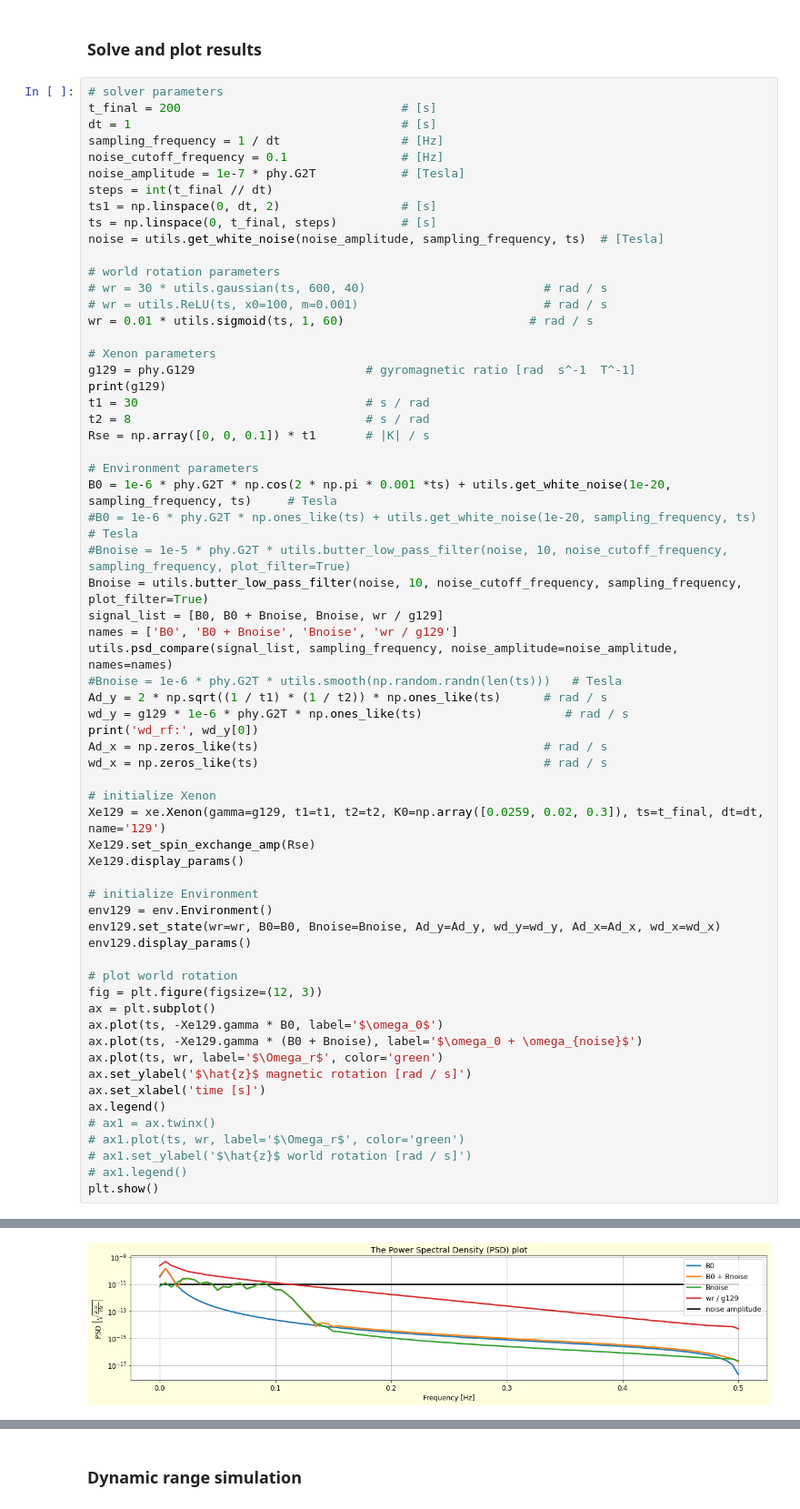
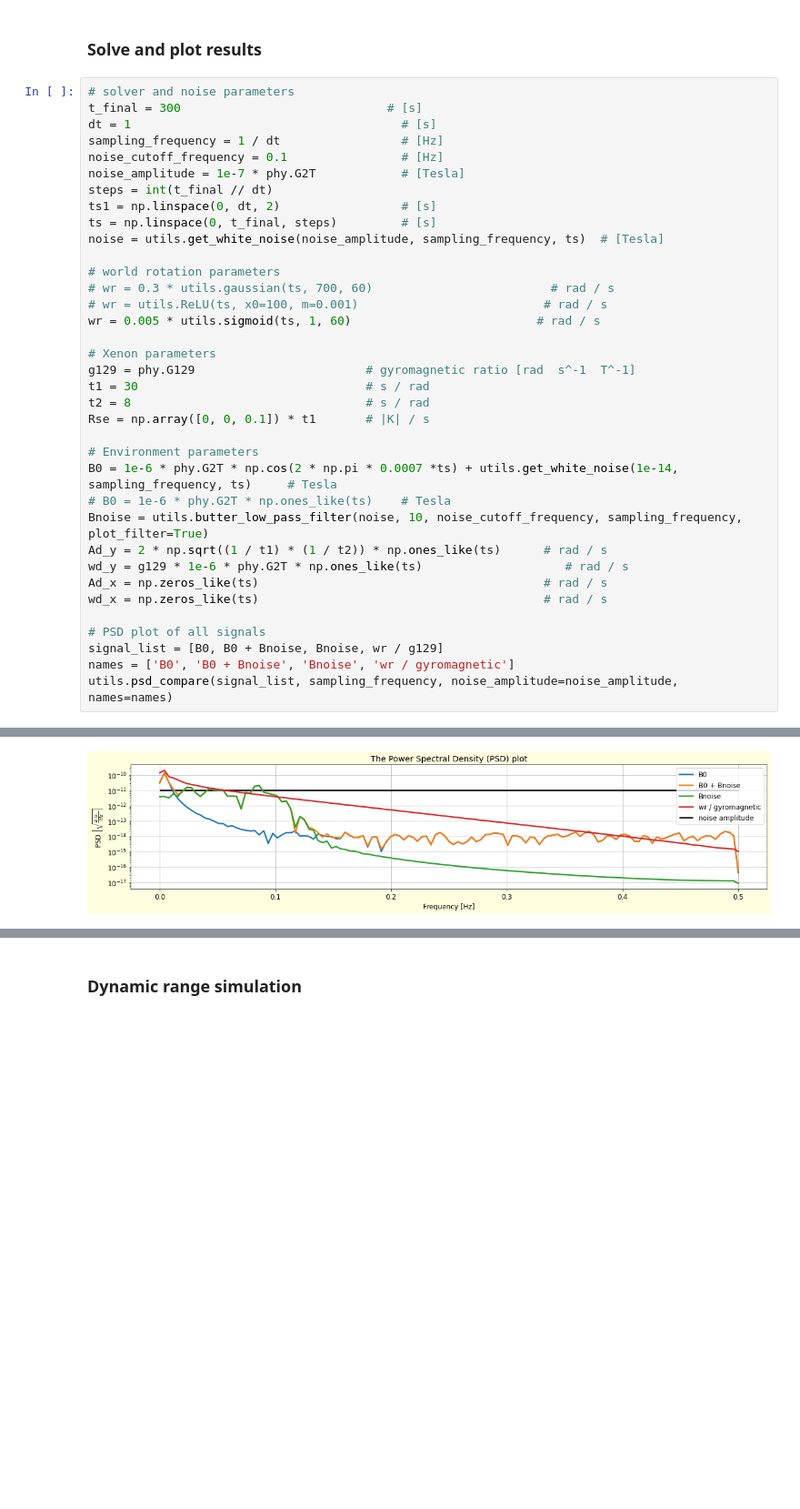
Before and after one commit to RoyElkabetz/NMR-gyroscope, a Jupyter notebook: src/single_specie_experiment.ipynb, the cells around one changed output, grey strips where cells are left out. Shown at 91% size. Drawn from its saved outputs; the diff is of its cells as text; blank space fills up the shorter version.

```diff
--- a/src/single_specie_experiment.ipynb
+++ b/src/single_specie_experiment.ipynb
@@ -248,8 +248,8 @@ In this simulation we generate magnetic noise and ignore the effective magnetic
 # %% [markdown]
 ### Solve and plot results
 # %%
-# solver parameters
-t_final = 200                               # [s]
+# solver and noise parameters
+t_final = 300                             # [s]
 dt = 1                                      # [s]
 sampling_frequency = 1 / dt                 # [Hz]
 noise_cutoff_frequency = 0.1                # [Hz]
@@ -260,54 +260,27 @@ ts = np.linspace(0, t_final, steps)         # [s]
 noise = utils.get_white_noise(noise_amplitude, sampling_frequency, ts)  # [Tesla]
 
 # world rotation parameters
-# wr = 30 * utils.gaussian(ts, 600, 40)                         # rad / s
+# wr = 0.3 * utils.gaussian(ts, 700, 60)                         # rad / s
 # wr = utils.ReLU(ts, x0=100, m=0.001)                          # rad / s
-wr = 0.01 * utils.sigmoid(ts, 1, 60)                          # rad / s
+wr = 0.005 * utils.sigmoid(ts, 1, 60)                          # rad / s
 
 # Xenon parameters
 g129 = phy.G129                        # gyromagnetic ratio [rad  s^-1  T^-1]
-print(g129)
 t1 = 30                                # s / rad
 t2 = 8                                 # s / rad
 Rse = np.array([0, 0, 0.1]) * t1       # |K| / s
 
 # Environment parameters
-B0 = 1e-6 * phy.G2T * np.cos(2 * np.pi * 0.001 *ts) + utils.get_white_noise(1e-20, sampling_frequency, ts)     # Tesla
-#B0 = 1e-6 * phy.G2T * np.ones_like(ts) + utils.get_white_noise(1e-20, sampling_frequency, ts)     # Tesla
-#Bnoise = 1e-5 * phy.G2T * utils.butter_low_pass_filter(noise, 10, noise_cutoff_frequency, sampling_frequency, plot_filter=True)
+B0 = 1e-6 * phy.G2T * np.cos(2 * np.pi * 0.0007 *ts) + utils.get_white_noise(1e-14, sampling_frequency, ts)     # Tesla
+# B0 = 1e-6 * phy.G2T * np.ones_like(ts)    # Tesla
 Bnoise = utils.butter_low_pass_filter(noise, 10, noise_cutoff_frequency, sampling_frequency, plot_filter=True)
-signal_list = [B0, B0 + Bnoise, Bnoise, wr / g129]
-names = ['B0', 'B0 + Bnoise', 'Bnoise', 'wr / g129']
-utils.psd_compare(signal_list, sampling_frequency, noise_amplitude=noise_amplitude, names=names)
-#Bnoise = 1e-6 * phy.G2T * utils.smooth(np.random.randn(len(ts)))   # Tesla
 Ad_y = 2 * np.sqrt((1 / t1) * (1 / t2)) * np.ones_like(ts)      # rad / s
 wd_y = g129 * 1e-6 * phy.G2T * np.ones_like(ts)                    # rad / s
-print('wd_rf:', wd_y[0])
 Ad_x = np.zeros_like(ts)                                        # rad / s
 wd_x = np.zeros_like(ts)                                        # rad / s
 
-# initialize Xenon
-Xe129 = xe.Xenon(gamma=g129, t1=t1, t2=t2, K0=np.array([0.0259, 0.02, 0.3]), ts=t_final, dt=dt, name='129')
-Xe129.set_spin_exchange_amp(Rse)
-Xe129.display_params()
-
-# initialize Environment
-env129 = env.Environment()
-env129.set_state(wr=wr, B0=B0, Bnoise=Bnoise, Ad_y=Ad_y, wd_y=wd_y, Ad_x=Ad_x, wd_x=wd_x)
-env129.display_params()
-
-# plot world rotation
-fig = plt.figure(figsize=(12, 3))
-ax = plt.subplot()
-ax.plot(ts, -Xe129.gamma * B0, label='$\omega_0$')
-ax.plot(ts, -Xe129.gamma * (B0 + Bnoise), label='$\omega_0 + \omega_{noise}$')
-ax.plot(ts, wr, label='$\Omega_r$', color='green')
-ax.set_ylabel('$\hat{z}$ magnetic rotation [rad / s]')
-ax.set_xlabel('time [s]')
-ax.legend()
-# ax1 = ax.twinx()
-# ax1.plot(ts, wr, label='$\Omega_r$', color='green')
-# ax1.set_ylabel('$\hat{z}$ world rotation [rad / s]')
-# ax1.legend()
-plt.show()
+# PSD plot of all signals
+signal_list = [B0, B0 + Bnoise, Bnoise, wr / g129]
+names = ['B0', 'B0 + Bnoise', 'Bnoise', 'wr / gyromagnetic']
+utils.psd_compare(signal_list, sampling_frequency, noise_amplitude=noise_amplitude, names=names)
 # %% [output]
@@ -315,2 +287,2 @@ plt.show()
 [figure]
-[figure, old version]
+[figure, new version]
```
Also changed, not shown: parts of 3 cells of this notebook.
